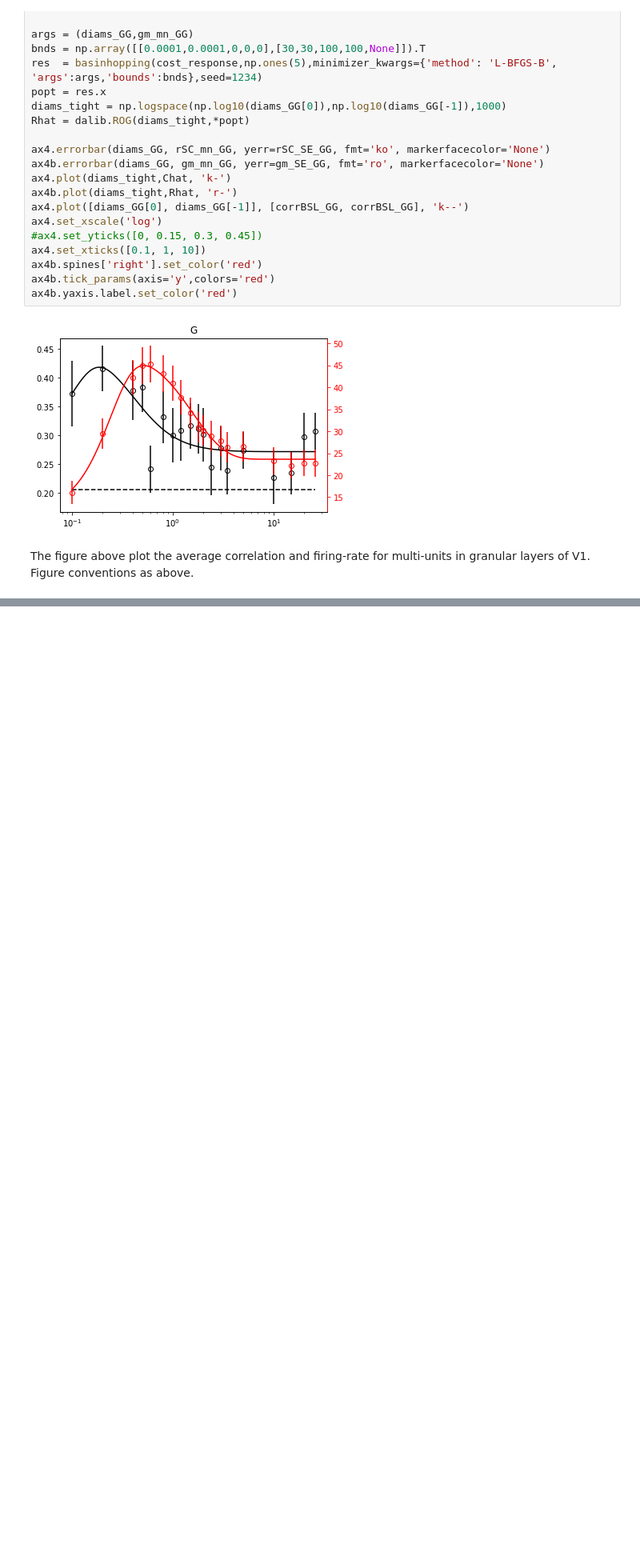
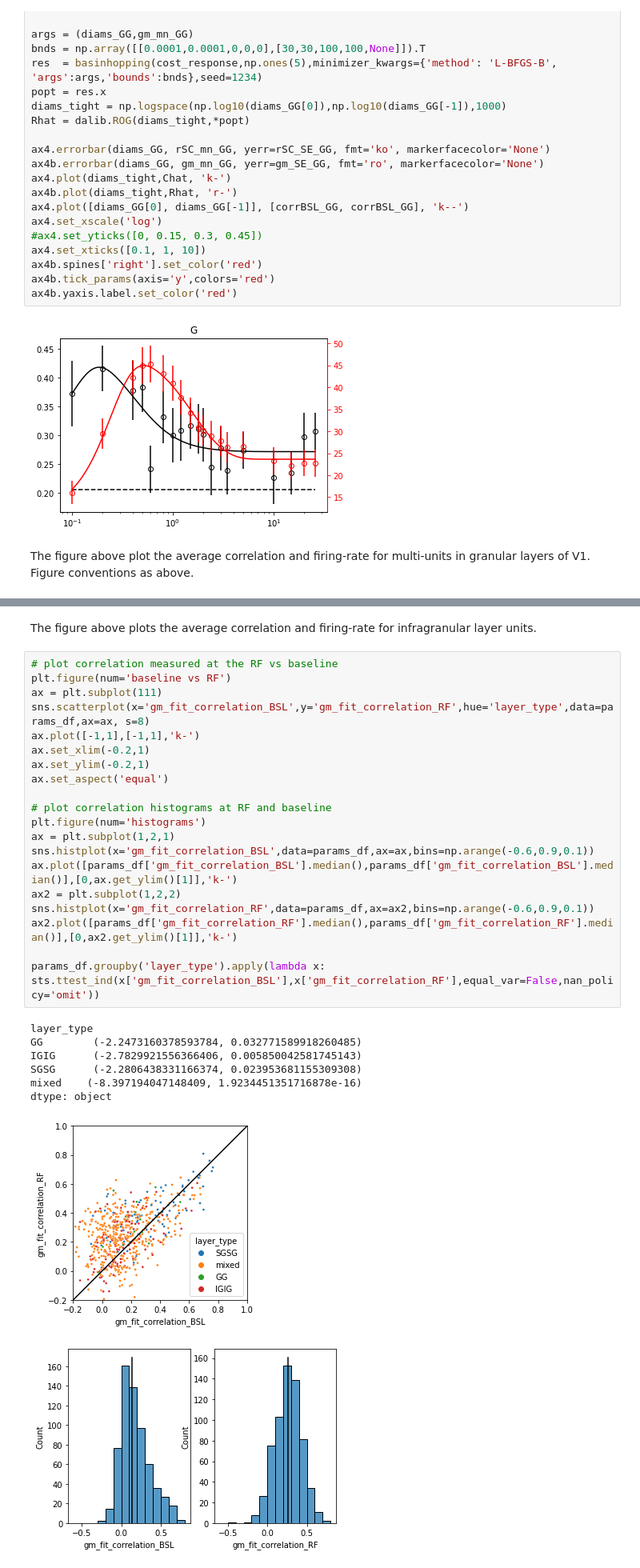
Before and after one commit to nurminenlab/variability-sizetuning-analysis, a Jupyter notebook: correlation-notebook-2022-01-20.ipynb, the cells around one changed output, grey strips where cells are left out. Shown at 80% size. Cells and saved outputs as stored; diff of their text form; blank space fills up the shorter version.

```diff
--- a/correlation-notebook-2022-01-20.ipynb
+++ b/correlation-notebook-2022-01-20.ipynb
@@ -219,0 +256,31 @@ The figure above plot the average correlation and firing-rate for multi-units in
+# %% [markdown]
+The figure above plots the average correlation and firing-rate for infragranular layer units.
+# %%
+# plot correlation measured at the RF vs baseline
+plt.figure(num='baseline vs RF')
+ax = plt.subplot(111)
+sns.scatterplot(x='gm_fit_correlation_BSL',y='gm_fit_correlation_RF',hue='layer_type',data=params_df,ax=ax, s=8)
+ax.plot([-1,1],[-1,1],'k-')
+ax.set_xlim(-0.2,1)
+ax.set_ylim(-0.2,1)
+ax.set_aspect('equal')
+
+# plot correlation histograms at RF and baseline
+plt.figure(num='histograms')
+ax = plt.subplot(1,2,1)
+sns.histplot(x='gm_fit_correlation_BSL',data=params_df,ax=ax,bins=np.arange(-0.6,0.9,0.1))
+ax.plot([params_df['gm_fit_correlation_BSL'].median(),params_df['gm_fit_correlation_BSL'].median()],[0,ax.get_ylim()[1]],'k-')
+ax2 = plt.subplot(1,2,2)
+sns.histplot(x='gm_fit_correlation_RF',data=params_df,ax=ax2,bins=np.arange(-0.6,0.9,0.1))
+ax2.plot([params_df['gm_fit_correlation_RF'].median(),params_df['gm_fit_correlation_RF'].median()],[0,ax2.get_ylim()[1]],'k-')
+
+params_df.groupby('layer_type').apply(lambda x: sts.ttest_ind(x['gm_fit_correlation_BSL'],x['gm_fit_correlation_RF'],equal_var=False,nan_policy='omit'))
+# %% [output]
+layer_type
+GG        (-2.2473160378593784, 0.032771589918260485)
+IGIG      (-2.7829921556366406, 0.005850042581745143)
+SGSG      (-2.2806438331166374, 0.023953681155309308)
+mixed    (-8.397194047148409, 1.9234451351716878e-16)
+dtype: object
+[figure, added]
+[figure, added]
```
Also changed, not shown: parts of 8 cells of this notebook.
